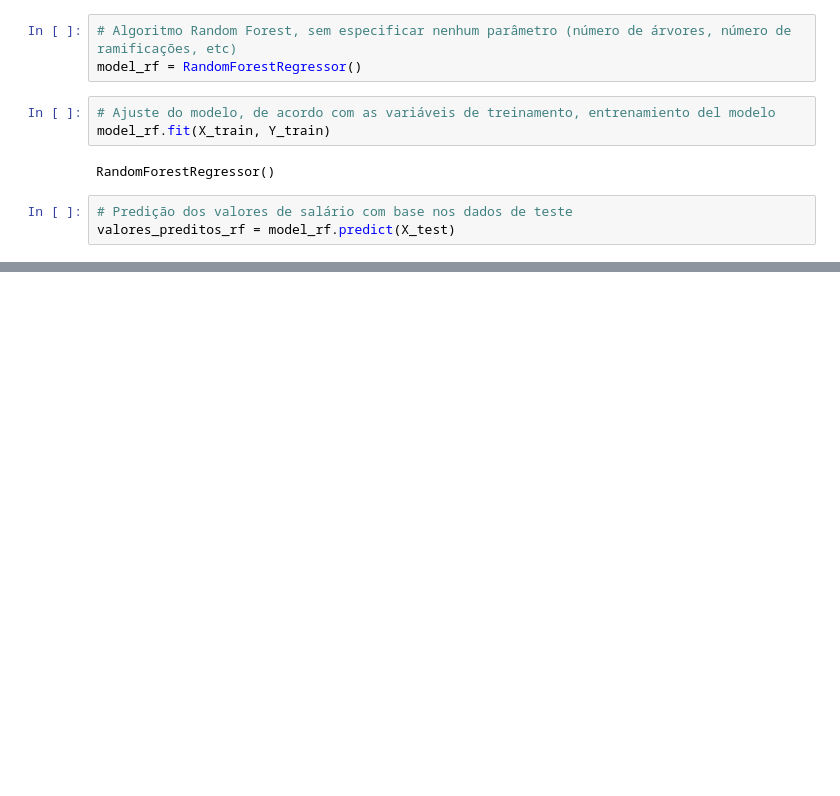
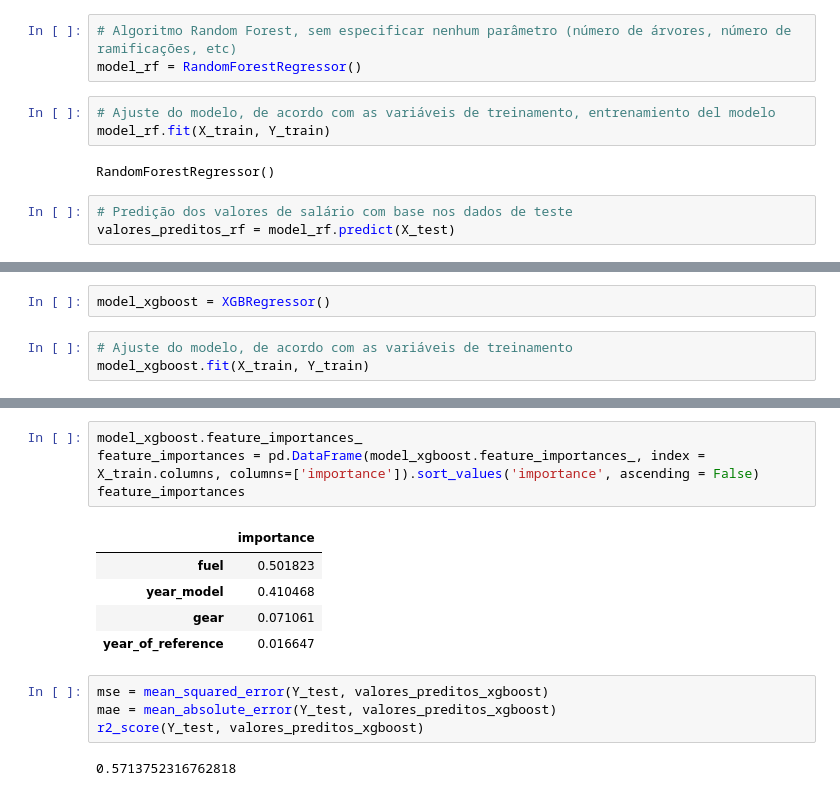
Before and after one commit to JocimarGalante/PrecosCarrosBrasil_IA, a Jupyter notebook: solution.ipynb, the cells around one changed output, grey strips where cells are left out. Cells and saved outputs as stored; diff of their text form; blank space fills up the shorter version.

```diff
--- a/solution.ipynb
+++ b/solution.ipynb
@@ -476,0 +535,5 @@ r2_score(Y_test, valores_preditos_rf)
+# %%
+model_xgboost = XGBRegressor()
+# %%
+# Ajuste do modelo, de acordo com as variáveis de treinamento
+model_xgboost.fit(X_train, Y_train)
@@ -476,0 +559,16 @@ r2_score(Y_test, valores_preditos_rf)
+# %%
+model_xgboost.feature_importances_
+feature_importances = pd.DataFrame(model_xgboost.feature_importances_, index = X_train.columns, columns=['importance']).sort_values('importance', ascending = False)
+feature_importances
+# %% [output]
+|  | importance |
+| fuel | 0.501823 |
+| year_model | 0.410468 |
+| gear | 0.071061 |
+| year_of_reference | 0.016647 |
+# %%
+mse = mean_squared_error(Y_test, valores_preditos_xgboost)
+mae = mean_absolute_error(Y_test, valores_preditos_xgboost)
+r2_score(Y_test, valores_preditos_xgboost)
+# %% [output]
+0.5713752316762818
```
Also changed, not shown: parts of 23 cells of this notebook.
